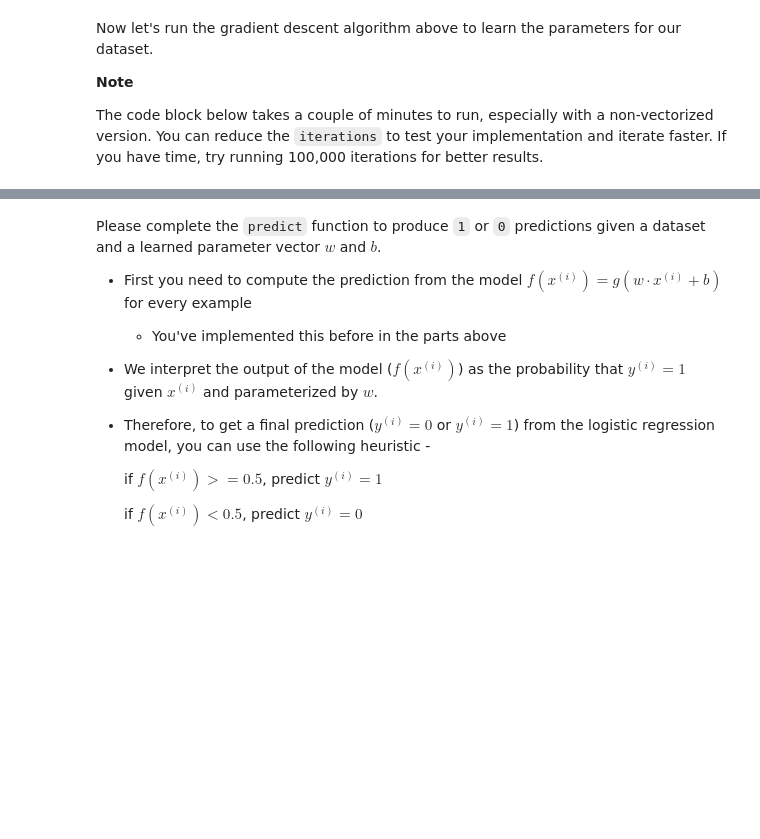
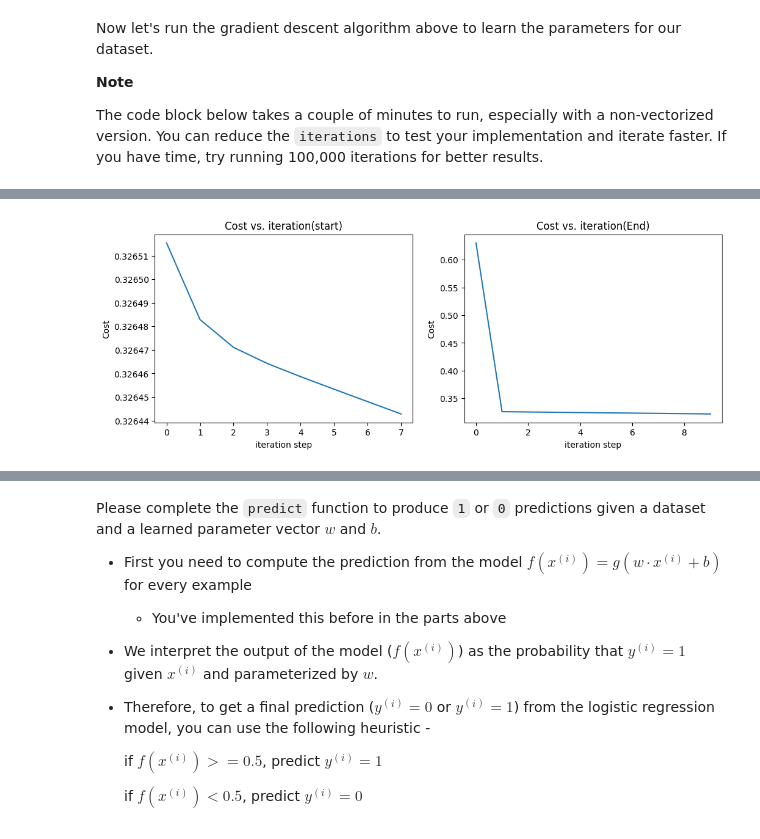
Before and after one commit to Kd-Here/ML-Projects, a Jupyter notebook: Student_Admission_Prediction_System/AdmissionPrediction.ipynb, the cells around one changed output, grey strips where cells are left out. Saved outputs shown, nothing was run; the diff lists cells and outputs as text; code cells hidden in the pictures; blank space fills up the shorter version.

```diff
--- a/Student_Admission_Prediction_System/AdmissionPrediction.ipynb
+++ b/Student_Admission_Prediction_System/AdmissionPrediction.ipynb
@@ -493 +470,15 @@ Iteration 9999: Cost     0.30
+# %%
+fig, (ax1,ax2) = plt.subplots(1, 2, figsize=(12,4))
+ax1.plot(J_history[20:100:10])
+ax1.set_title("Cost vs. iteration(start)");
+ax1.set_ylabel('Cost')            ;
+ax1.set_xlabel('iteration step')  ;
+ax2.set_title("Cost vs. iteration(End)");
+ax2.set_ylabel('Cost')            ;
+ax2.set_xlabel('iteration step')  ;
+ax2.plot(J_history[0:10000:1000])
+
+plt.show()
+# %% [output]
+[figure, added]
 # %% [markdown]
```
Also changed, not shown: parts of 18 cells of this notebook.
